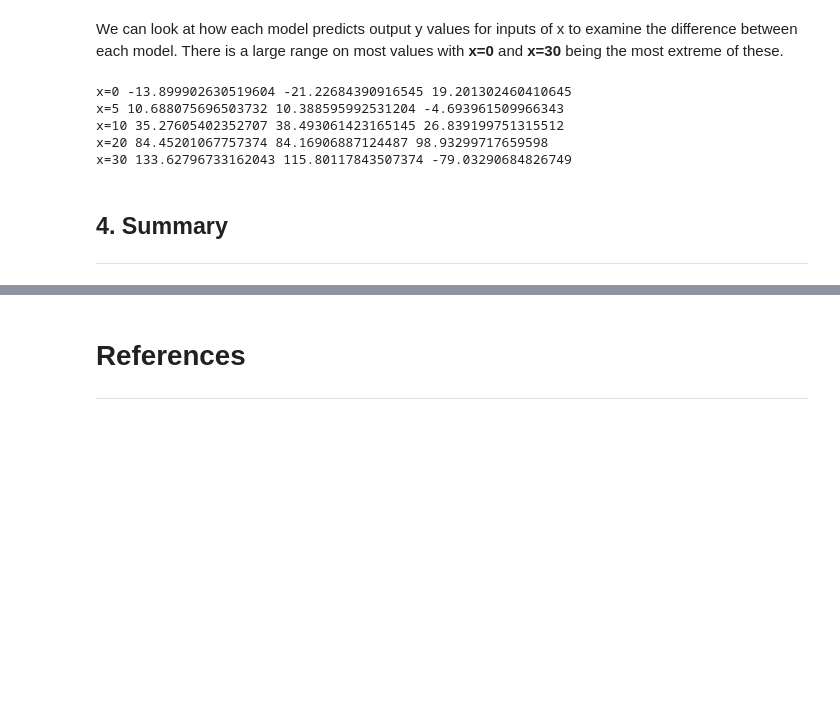
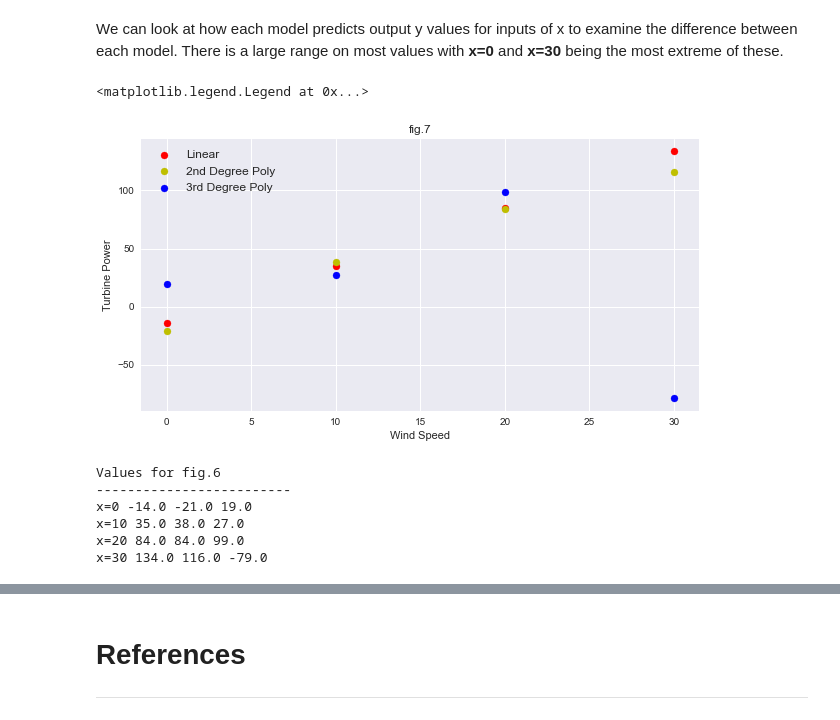
Before and after one commit to cian-gmit-da2020/DA_FUN_Project, a Jupyter notebook: project.ipynb, the cells around one changed output, grey strips where cells are left out. Cells and saved outputs as stored; diff of their text form; code cells hidden in the pictures; blank space fills up the shorter version.

Commit message:
Completed project, comparison, summary, readme

```diff
--- a/project.ipynb
+++ b/project.ipynb
@@ -288,18 +288,27 @@ Cost of curved-line:  457.66654115317345
 Cost of cubed line:  207.9356389411774
 # %% [markdown]
 We can look at how each model predicts output y values for inputs of x to examine the difference between each model. There is a large range on most values with **x=0** and **x=30** being the most extreme of these.
-# %%
-print("x=0",straightLine(0),curvedLine(0), cubedPoly(0))
-print("x=5",straightLine(5),curvedLine(5), cubedPoly(5))
-print("x=10",straightLine(10),curvedLine(10), cubedPoly(10))
-print("x=20",straightLine(20),curvedLine(20), cubedPoly(20))
-print("x=30",straightLine(30),curvedLine(30), cubedPoly(30))
-# %% [output]
-x=0 -13.899902630519604 -21.22684390916545 19.201302460410645
-x=5 10.688075696503732 10.388595992531204 -4.693961509966343
-x=10 35.27605402352707 38.493061423165145 26.839199751315512
-x=20 84.45201067757374 84.16906887124487 98.93299717659598
-x=30 133.62796733162043 115.80117843507374 -79.03290684826749
-# %% [markdown]
-## 4. Summary
-***
+# %%
+vals = [0,10,20,30]
+plt.scatter(vals, straightLine(vals), color="r", label="Linear")
+plt.scatter(vals, curvedLine(vals), color="y", label="2nd Degree Poly")
+plt.scatter(vals, cubedPoly(vals), color="b", label="3rd Degree Poly")
+plt.xlabel("Wind Speed")
+plt.ylabel("Turbine Power")
+plt.title("fig.7")
+plt.legend(fontsize="large")
+# %% [output]
+<matplotlib.legend.Legend at 0x...>
+[figure, added]
+# %%
+print("Values for fig.6")
+print("-"*25)
+for val in vals:
+    print(f"x={val}",round(straightLine(val)),round(curvedLine(val)), round(cubedPoly(val)))
+# %% [output]
+Values for fig.6
+-------------------------
+x=0 -14.0 -21.0 19.0
+x=10 35.0 38.0 27.0
+x=20 84.0 84.0 99.0
+x=30 134.0 116.0 -79.0
```
Also changed, not shown: parts of 15 cells of this notebook, 1 other file.
